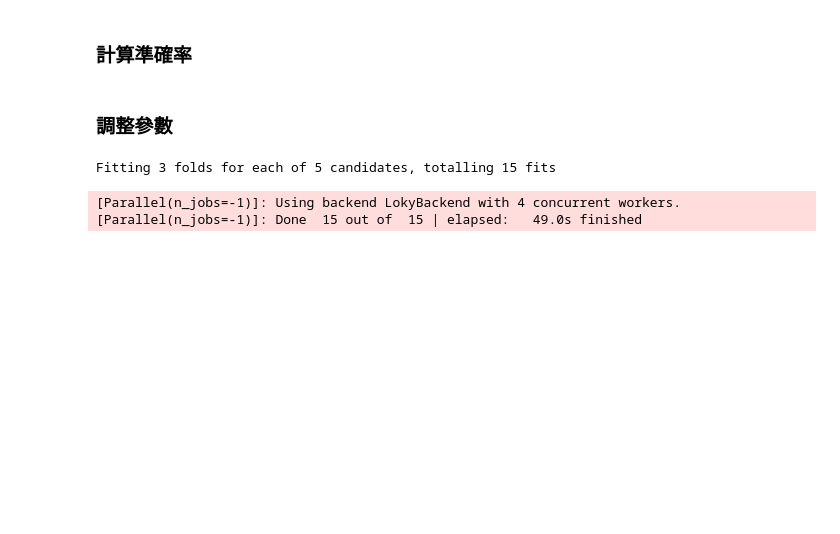
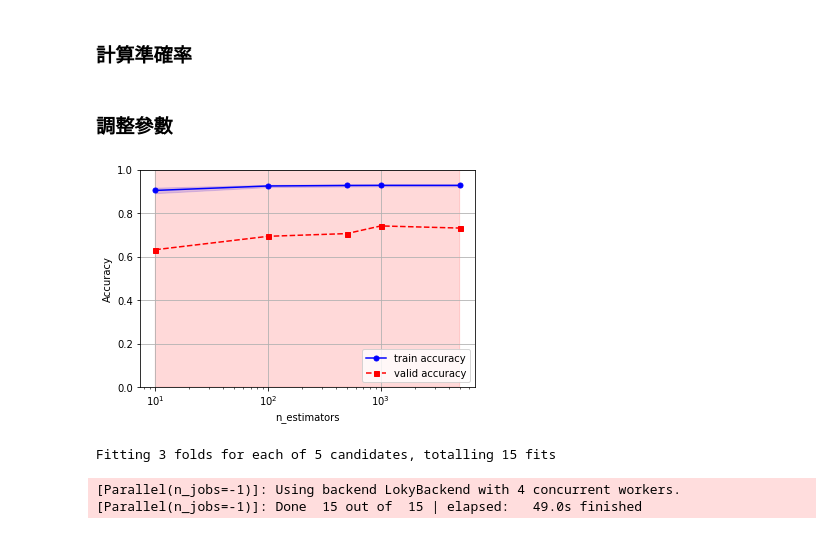
Before and after one commit to finish331/NBS, a Jupyter notebook: python/Machine Learning/MVP_predict.ipynb, the cells around one changed output. Drawn from its saved outputs; the diff is of its cells as text; code cells hidden in the pictures; blank space fills up the shorter version.

```diff
--- a/python/Machine Learning/MVP_predict.ipynb
+++ b/python/Machine Learning/MVP_predict.ipynb
@@ -204,6 +206,8 @@ def find_param(name, param):
     plt.show()
 # %%
 # [int(x) for x in np.linspace(start = 100, stop = 2000, num = 20)]
-param = [10, 100, 300, 500, 1000, 5000, 10000, 11500, 15000]
+param = [10, 100, 500, 1000, 5000]
 find_param('n_estimators', param)
+# %% [output]
+[figure, added]
 # %%
```
Also changed, not shown: parts of 28 cells of this notebook, 2 other files.
